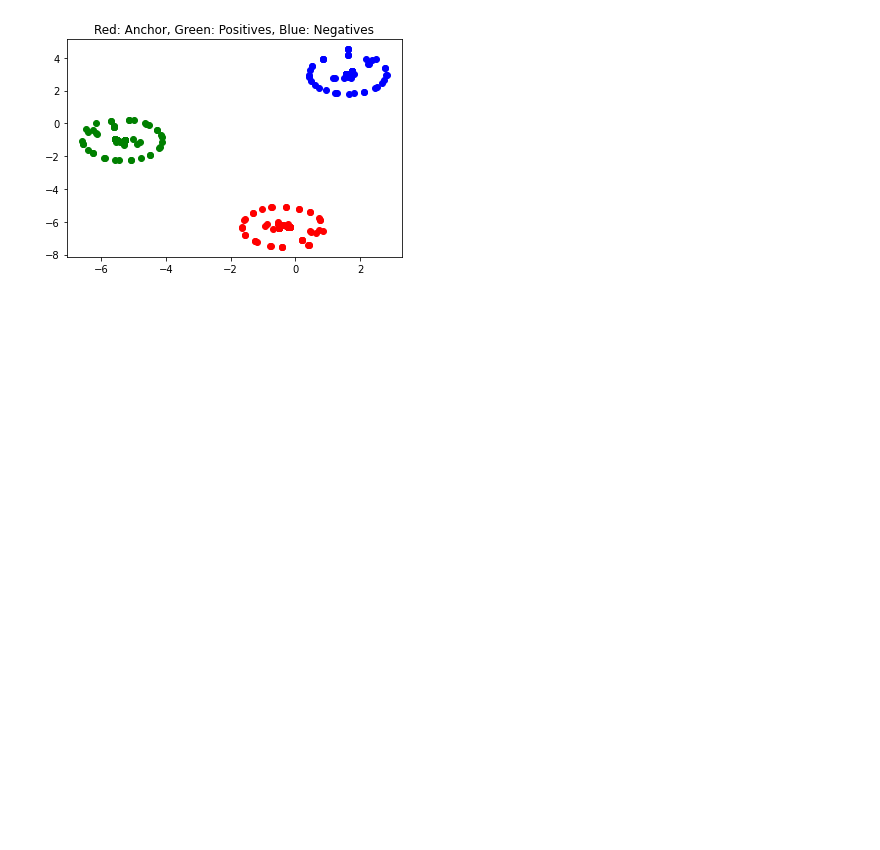
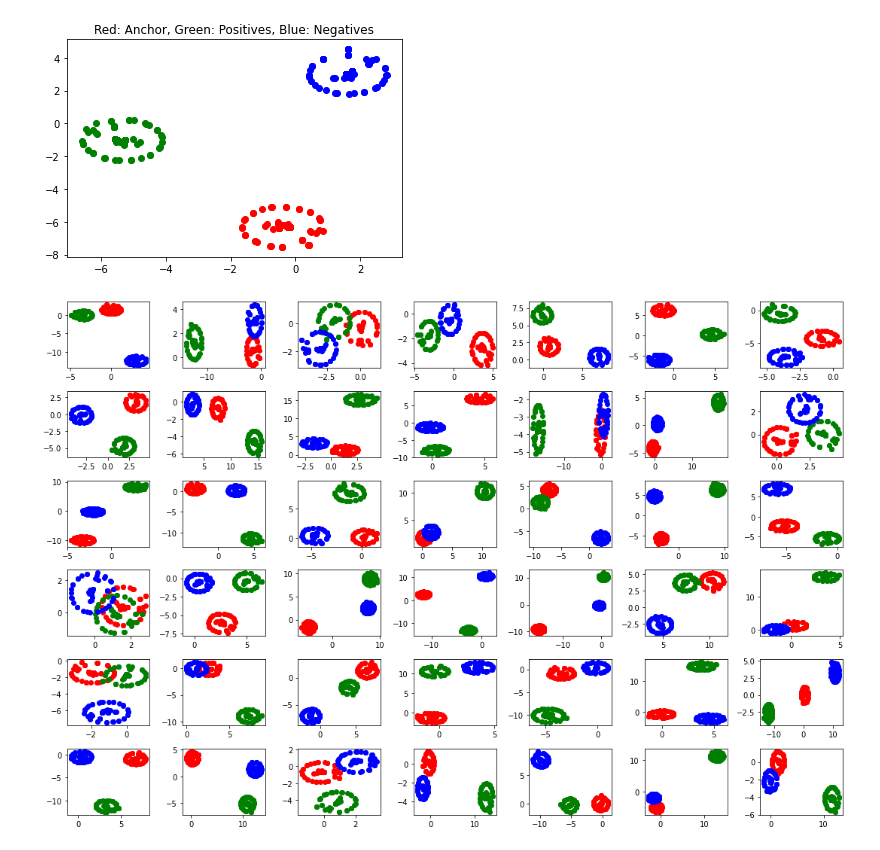
Before and after one commit to schauppi/HTSR_Handwritten_Text_Similarity_Recognition, a Jupyter notebook: experiments_triplet_loss.ipynb, the cells around one changed output. Cells and saved outputs as stored; diff of their text form; code cells hidden in the pictures; blank space fills up the shorter version.

Commit message:
created matrix plot for image embeddings

```diff
--- a/experiments_triplet_loss.ipynb
+++ b/experiments_triplet_loss.ipynb
@@ -305,3 +308,12 @@ plt.title("Red: Anchor, Green: Positives, Blue: Negatives")
 # %% [output]
 Text(0.5, 1.0, 'Red: Anchor, Green: Positives, Blue: Negatives')
 [figure]
+# %%
+from paths import path_matrix
+from helper_functions import resize_and_keep_ratio, crop_image, crop_image_triplet_loss
+from paths import dataset_paths
+import matplotlib.pyplot as plt
+from sklearn.manifold import TSNE
+tsne = TSNE(n_components=2, n_iter=15000, metric="cosine")
+# %%
+height, width = 224, 224
@@ -307,0 +342,33 @@ Text(0.5, 1.0, 'Red: Anchor, Green: Positives, Blue: Negatives')
+# %%
+embeddings = []
+
+for i in range(len(img_list)):
+    cache_embedding_list = []
+    results = model_vgg_16.predict([img_1, img_2, img_list[i]])
+    emb_size = 128
+    anchor = results[0][:emb_size]
+    positive = results[0][emb_size:emb_size*2]
+    negative = results[0][emb_size*2:]
+    anchor_emb = tsne.fit_transform(anchor.reshape(-1,1))
+    positive_emb = tsne.fit_transform(positive.reshape(-1,1))
+    negative_emb = tsne.fit_transform(negative.reshape(-1,1))
+    cache_embedding_list.append(anchor_emb)
+    cache_embedding_list.append(positive_emb)
+    cache_embedding_list.append(negative_emb)
+    embeddings.append(cache_embedding_list)
+# %%
+plt.rcParams["figure.figsize"] = (15,10)
+fig, ax = plt.subplots(nrows=6, ncols=7)
+count = 0
+for row in ax:
+    for col in row:
+        col.scatter(embeddings[count][0][:,0], embeddings[count][0][:,1], color="red")
+        col.scatter(embeddings[count][1][:,0], embeddings[count][1][:,1], color="green")
+        col.scatter(embeddings[count][2][:,0], embeddings[count][2][:,1], color="blue")
+        #plt.title("Red: Anchor, Green: Positives, Blue: Negatives")
+        count += 1
+
+fig.tight_layout()
+plt.show()
+# %% [output]
+[figure, added]
```
Also changed, not shown: parts of 4 cells of this notebook.
